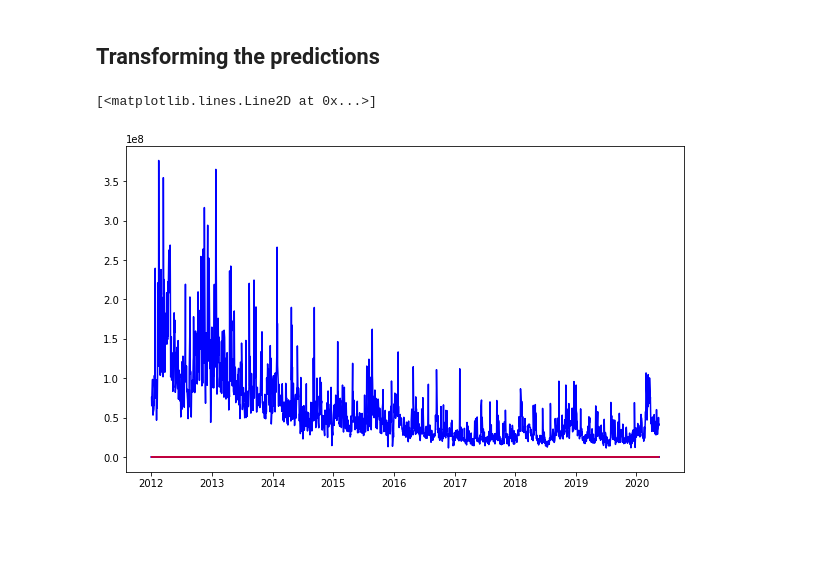
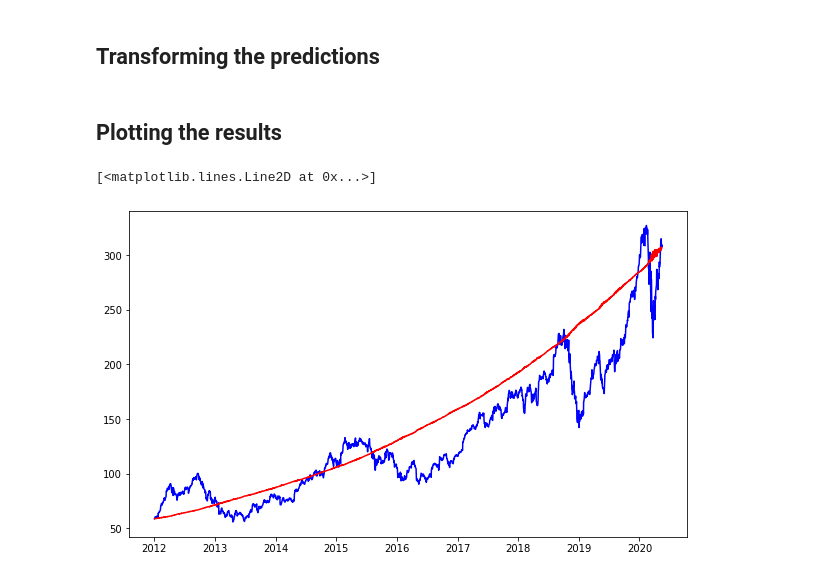
Before and after one commit to VictorDreke/Data-Science-for-Finance, a Jupyter notebook: AppleStockARIMA.ipynb, the cells around one changed output. Saved outputs shown, nothing was run; the diff lists cells and outputs as text; code cells hidden in the pictures; blank space fills up the shorter version.

```diff
--- a/AppleStockARIMA.ipynb
+++ b/AppleStockARIMA.ipynb
@@ -329,12 +331,14 @@ predictions_ARIMA_diff = pd.Series(results_AR.fittedvalues, copy=True)
 # print(predictions_ARIMA_diff)
 # Convert to cumulative sum
 predictions_ARIMA_diff_cumsum = predictions_ARIMA_diff.cumsum()
-predictions_ARIMA_log = pd.Series(dataset_log)
+predictions_ARIMA_log = pd.Series(dataset_log[0], dataset_log.index)
 predictions_ARIMA_log = predictions_ARIMA_log.add(predictions_ARIMA_diff_cumsum, fill_value=0)
 predictions_ARIMA = np.exp(predictions_ARIMA_log)
+# %% [markdown]
+## Plotting the results
 # %%
-plt.plot(dataset, color='blue')
+plt.plot(dataset['Close'], color='blue')
 plt.plot(predictions_ARIMA, color='red')
 # %% [output]
 [<matplotlib.lines.Line2D at 0x...>]
-[figure, old version]
+[figure, new version]
```
Also changed, not shown: parts of 3 cells of this notebook.
